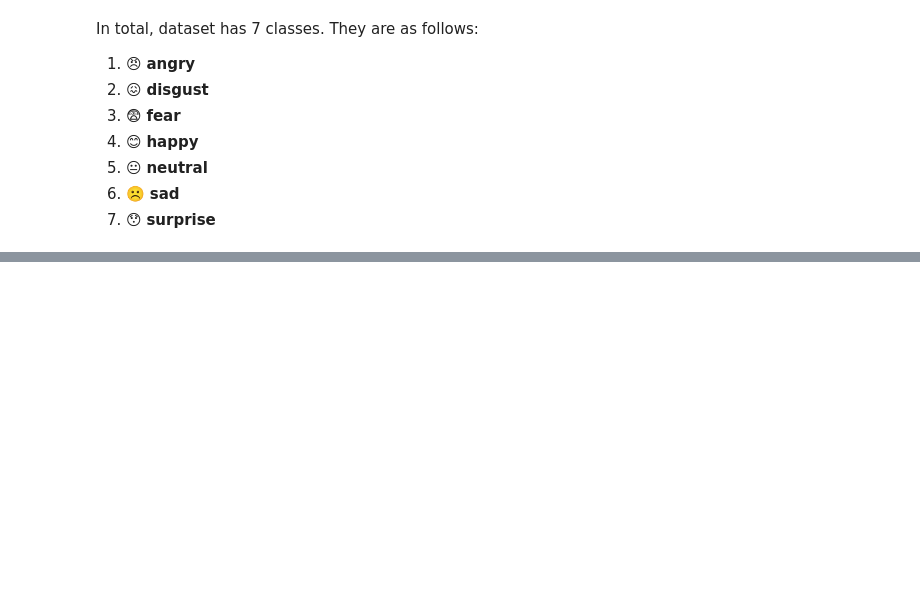
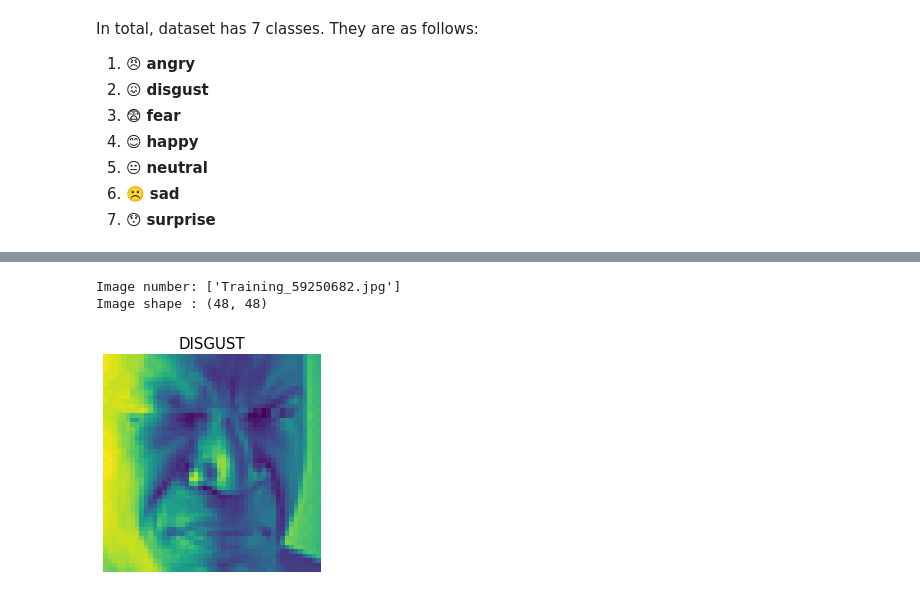
Before and after one commit to Arka1212/Live-Class-Monitoring-System-Face-Emotion-Recognition, a Jupyter notebook: Live_Class_Monitoring_System_(Face_Emotion_Recognition).ipynb, the cells around one changed output, grey strips where cells are left out. Drawn from its saved outputs; the diff is of its cells as text; code cells hidden in the pictures; blank space fills up the shorter version.

```diff
--- a/Live_Class_Monitoring_System_(Face_Emotion_Recognition).ipynb
+++ b/Live_Class_Monitoring_System_(Face_Emotion_Recognition).ipynb
@@ -108,0 +144,7 @@ In total, dataset has 7 classes. They are as follows:
+# %%
+# Viewing random images of 'disgust' class.
+disgust_img = view_random_images(train_dir,'disgust')
+# %% [output]
+Image number: ['Training_59250682.jpg']
+Image shape : (48, 48)
+[figure, added]
```
Also changed, not shown: parts of 10 cells of this notebook.
